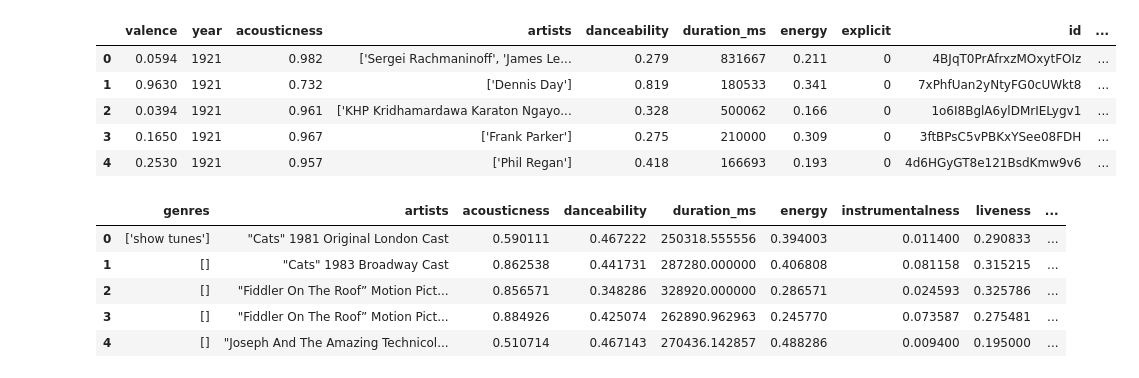
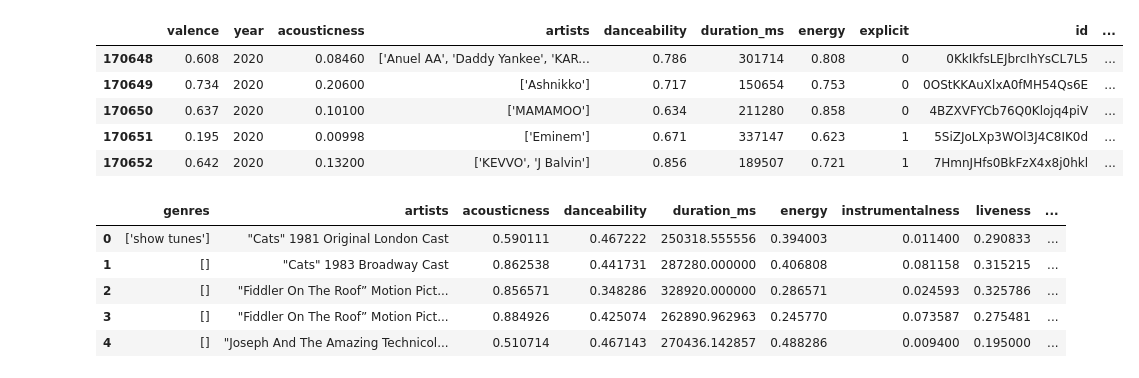
Before and after one commit to adriantyl/Capstone-Project-, a Jupyter notebook: EDA.ipynb, the cells around one changed output. Drawn from its saved outputs; the diff is of its cells as text; code cells hidden in the pictures.

```diff
--- a/EDA.ipynb
+++ b/EDA.ipynb
@@ -11,14 +12,14 @@ import math
 data = pd.read_csv('./datasets/data.csv')
 data_gen = pd.read_csv('./datasets/data_w_genres.csv')
 # %%
-data.head()
+data.tail()
 # %% [output]
 |  | valence | year | acousticness | artists | danceability | duration_ms | energy | explicit | id | ... |
-| 0 | 0.0594 | 1921 | 0.982 | ['Sergei Rachmaninoff', 'James Le... | 0.279 | 831667 | 0.211 | 0 | 4BJqT0PrAfrxzMOxytFOIz | ... |
-| 1 | 0.9630 | 1921 | 0.732 | ['Dennis Day'] | 0.819 | 180533 | 0.341 | 0 | 7xPhfUan2yNtyFG0cUWkt8 | ... |
-| 2 | 0.0394 | 1921 | 0.961 | ['KHP Kridhamardawa Karaton Ngayo... | 0.328 | 500062 | 0.166 | 0 | 1o6I8BglA6ylDMrIELygv1 | ... |
-| 3 | 0.1650 | 1921 | 0.967 | ['Frank Parker'] | 0.275 | 210000 | 0.309 | 0 | 3ftBPsC5vPBKxYSee08FDH | ... |
-| 4 | 0.2530 | 1921 | 0.957 | ['Phil Regan'] | 0.418 | 166693 | 0.193 | 0 | 4d6HGyGT8e121BsdKmw9v6 | ... |
+| 170648 | 0.608 | 2020 | 0.08460 | ['Anuel AA', 'Daddy Yankee', 'KAR... | 0.786 | 301714 | 0.808 | 0 | 0KkIkfsLEJbrcIhYsCL7L5 | ... |
+| 170649 | 0.734 | 2020 | 0.20600 | ['Ashnikko'] | 0.717 | 150654 | 0.753 | 0 | 0OStKKAuXlxA0fMH54Qs6E | ... |
+| 170650 | 0.637 | 2020 | 0.10100 | ['MAMAMOO'] | 0.634 | 211280 | 0.858 | 0 | 4BZXVFYCb76Q0Klojq4piV | ... |
+| 170651 | 0.195 | 2020 | 0.00998 | ['Eminem'] | 0.671 | 337147 | 0.623 | 1 | 5SiZJoLXp3WOl3J4C8IK0d | ... |
+| 170652 | 0.642 | 2020 | 0.13200 | ['KEVVO', 'J Balvin'] | 0.856 | 189507 | 0.721 | 1 | 7HmnJHfs0BkFzX4x8j0hkl | ... |
 # %%
 data_gen.head()
 # %% [output]
```
Also changed, not shown: parts of 18 cells of this notebook, 8 other files.
